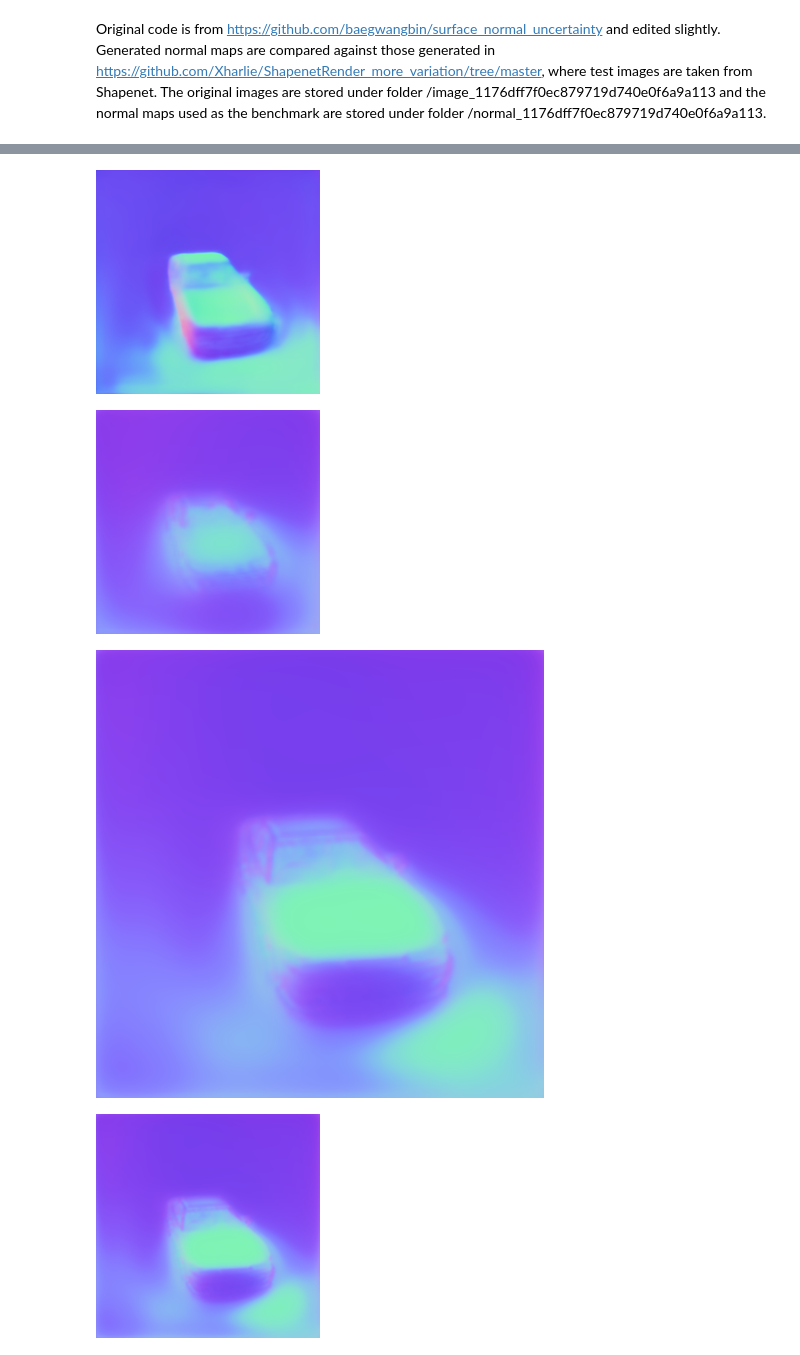
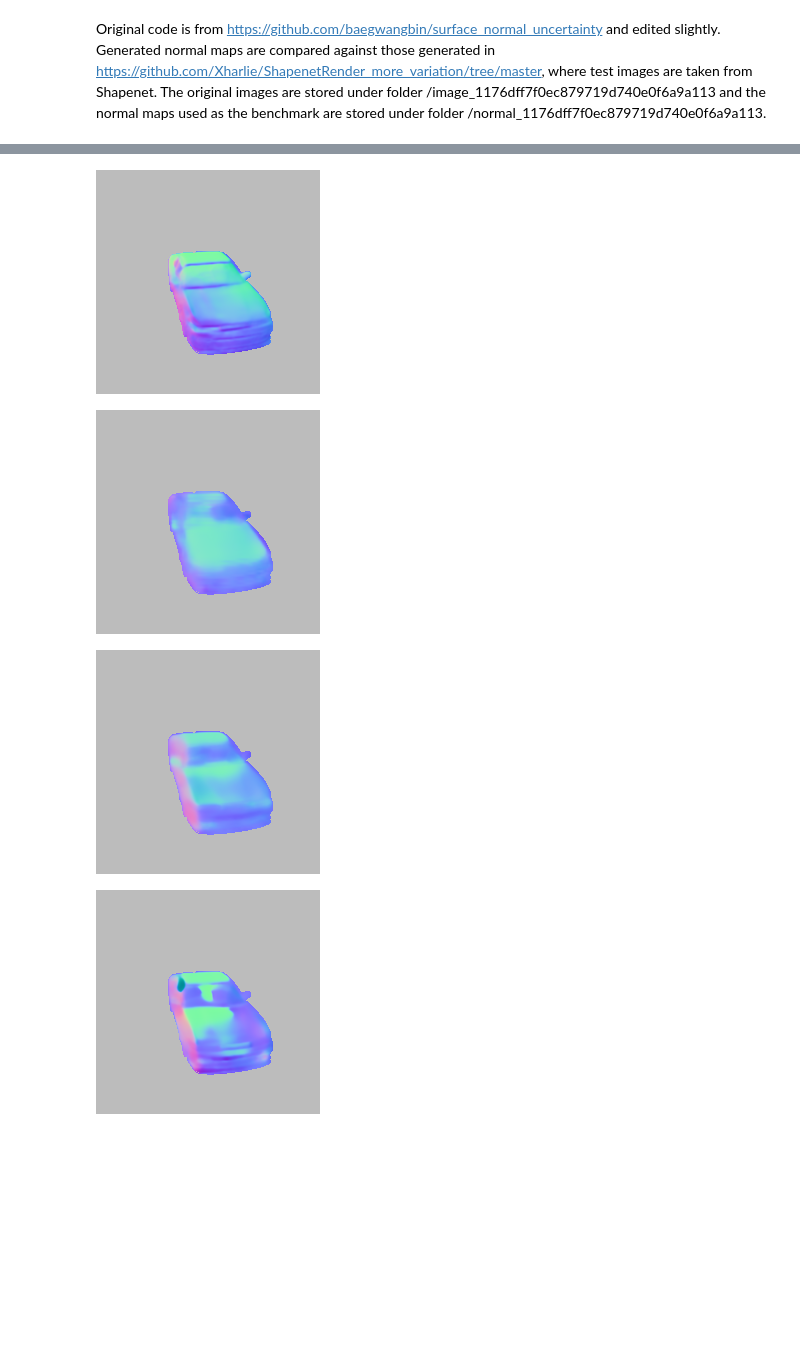
Before and after one commit to Kacper-M-Michalik/3dgs-priors, a Jupyter notebook: geometry-priors/alex-priors/exploration.ipynb, the cells around one changed output, grey strips where cells are left out. Cells and saved outputs as stored; diff of their text form; code cells hidden in the pictures; blank space fills up the shorter version.

```diff
--- a/geometry-priors/alex-priors/exploration.ipynb
+++ b/geometry-priors/alex-priors/exploration.ipynb
@@ -86,10 +128,10 @@ for orig, new in zip(origs, news):
 # %%
 from IPython.display import Image, display
 # In general, BN does better and larger input size does better.
-display(Image(filename='results_BN/easy-00.png'))
-display(Image(filename='results_large_BN/easy-00.png'))
-display(Image(filename='results_resized_BN/easy-00.png'))
-display(Image(filename='results_GN/easy-00.png'))
-display(Image(filename='results_large_GN/easy-00.png'))
-display(Image(filename='results_resized_GN/easy-00.png'))
+display(Image(filename='results_BN_filtered/easy-00.png'))
+display(Image(filename='results_resized_BN_filtered/easy-00.png'))
+display(Image(filename='results_resized_extra_large_BN_filtered/easy-00.png'))
+display(Image(filename='results_GN_filtered/easy-00.png'))
+display(Image(filename='results_resized_GN_filtered/easy-00.png'))
+display(Image(filename='results_resized_extra_large_GN_filtered/easy-00.png'))
 # %% [output]
@@ -98,5 +140,5 @@ display(Image(filename='results_resized_GN/easy-00.png'))
-[figure, old version]
+[figure, new version]
-[figure, old version]
+[figure, new version]
-[figure, old version]
+[figure, new version]
-[figure, old version]
+[figure, new version]
 # %%
```
Also changed, not shown: parts of 8 cells of this notebook.
